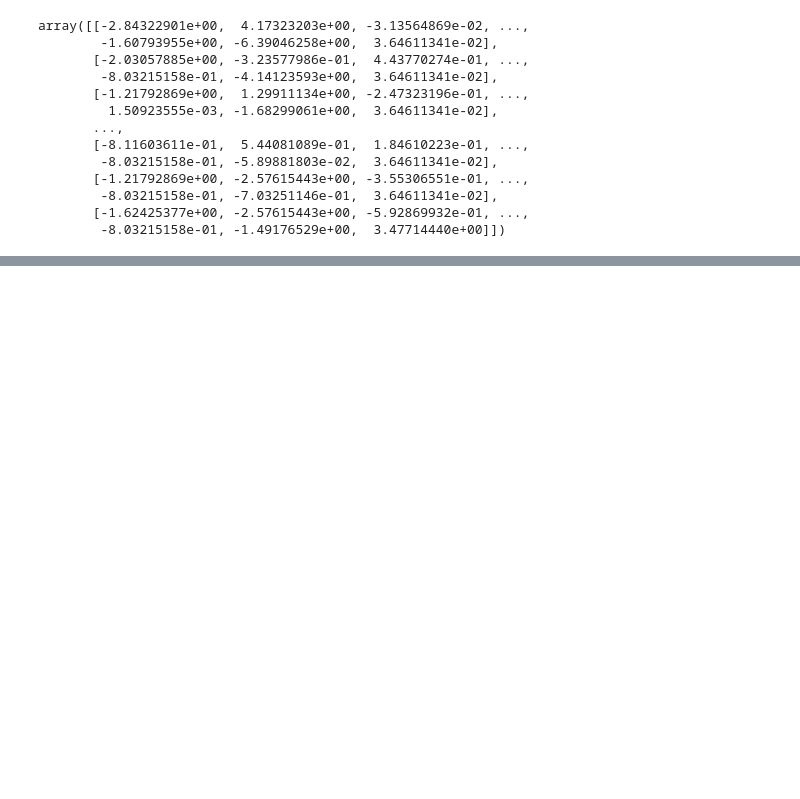
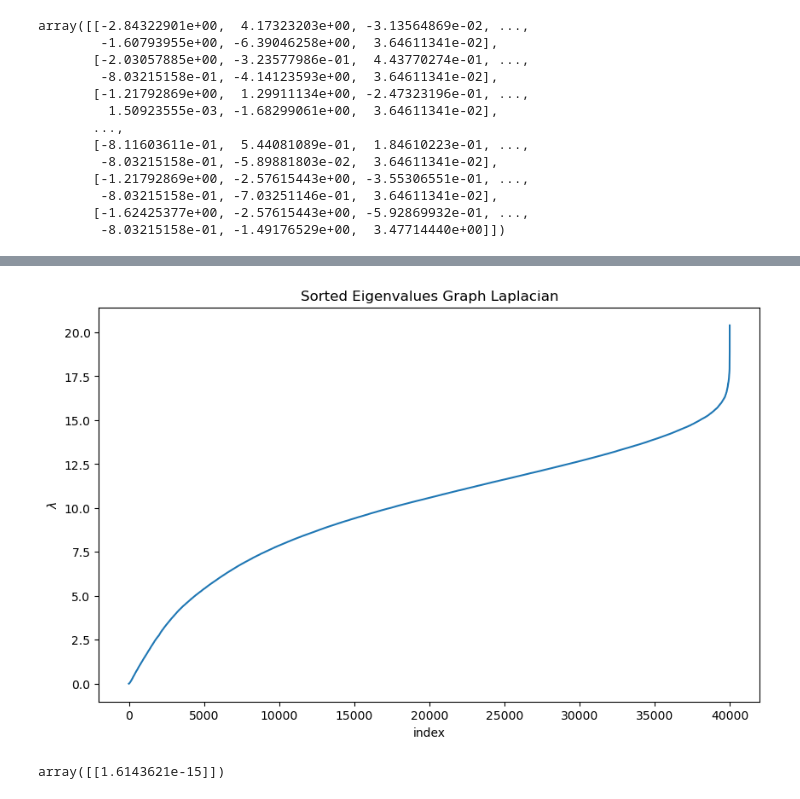
Before and after one commit to e7song/COGS118B_WI24_Final_Project, a Jupyter notebook: scratch/GMM.ipynb, the cells around one changed output, grey strips where cells are left out. Cells and saved outputs as stored; diff of their text form; code cells hidden in the pictures; blank space fills up the shorter version.

```diff
--- a/scratch/GMM.ipynb
+++ b/scratch/GMM.ipynb
@@ -143,0 +142,37 @@ set(labels)
+# %%
+from scipy import stats
+from scipy.sparse.csgraph import laplacian
+from scipy.linalg import eigh
+from sklearn.datasets import make_circles, make_moons
+from sklearn.metrics.pairwise import rbf_kernel
+from sklearn.preprocessing import StandardScaler
+from sklearn.neighbors import kneighbors_graph
+from sklearn.cluster import KMeans, SpectralClustering
+
+
+def generate_graph_laplacian(df, nn):
+    """Generate graph Laplacian from data."""
+    # Adjacency/Affinity Matrix.
+    connectivity = kneighbors_graph(X=df, n_neighbors=nn)
+    adjacency_matrix_s = (1/2)*(connectivity + connectivity.T)
+    # Graph Laplacian.
+    graph_laplacian_s = laplacian(csgraph=adjacency_matrix_s, normed=False)
+    graph_laplacian = graph_laplacian_s.toarray()
+    return graph_laplacian
+# %%
+graph_laplacian = generate_graph_laplacian(df, nn=10)
+
+eigenvals, eigenvcts = eigh(graph_laplacian)
+# %%
+fig, ax = plt.subplots(figsize=(10, 6))
+sns.lineplot(x=range(len(eigenvals)), y=eigenvals, ax=ax)
+ax.set(title='Sorted Eigenvalues Graph Laplacian', xlabel='index', ylabel=r'$\lambda$');
+# %% [output]
+[figure, added]
+# %%
+zero_eigenvals_index = np.argwhere(abs(eigenvals) < 1e-5) # arbitrary number close to zero
+zeroeigens = eigenvals[zero_eigenvals_index]
+nzeros = len(zeroeigens)
+zeroeigens
+# %% [output]
+array([[1.6143621e-15]])
```
Also changed, not shown: parts of 18 cells of this notebook, 4 other files.
